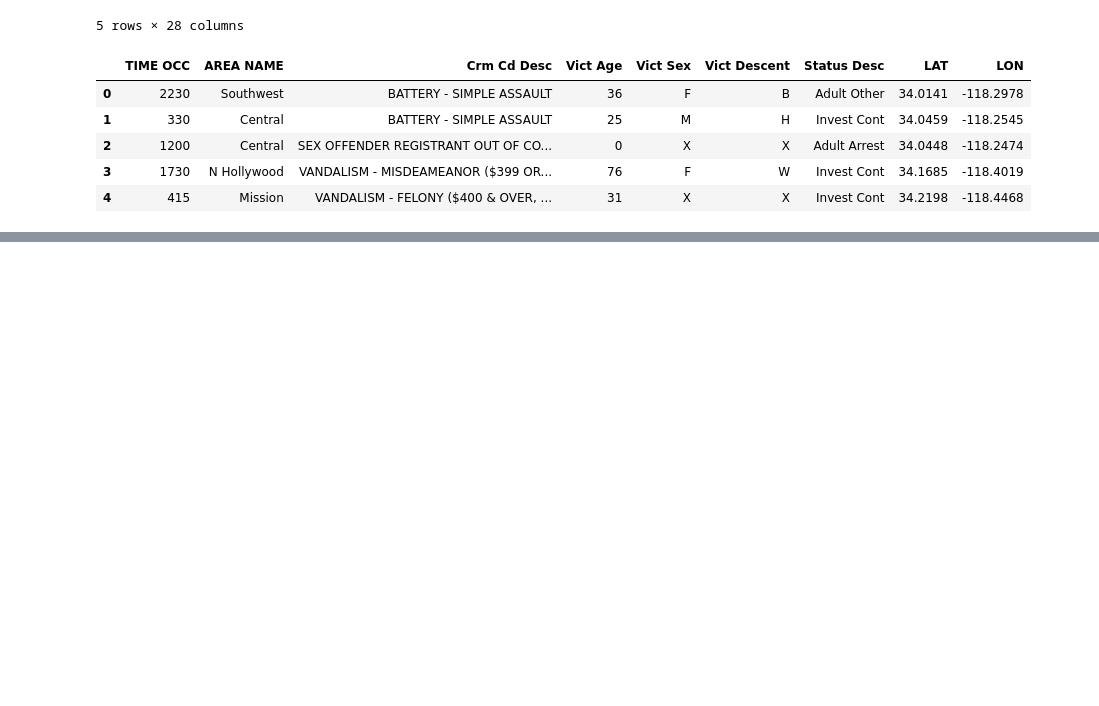
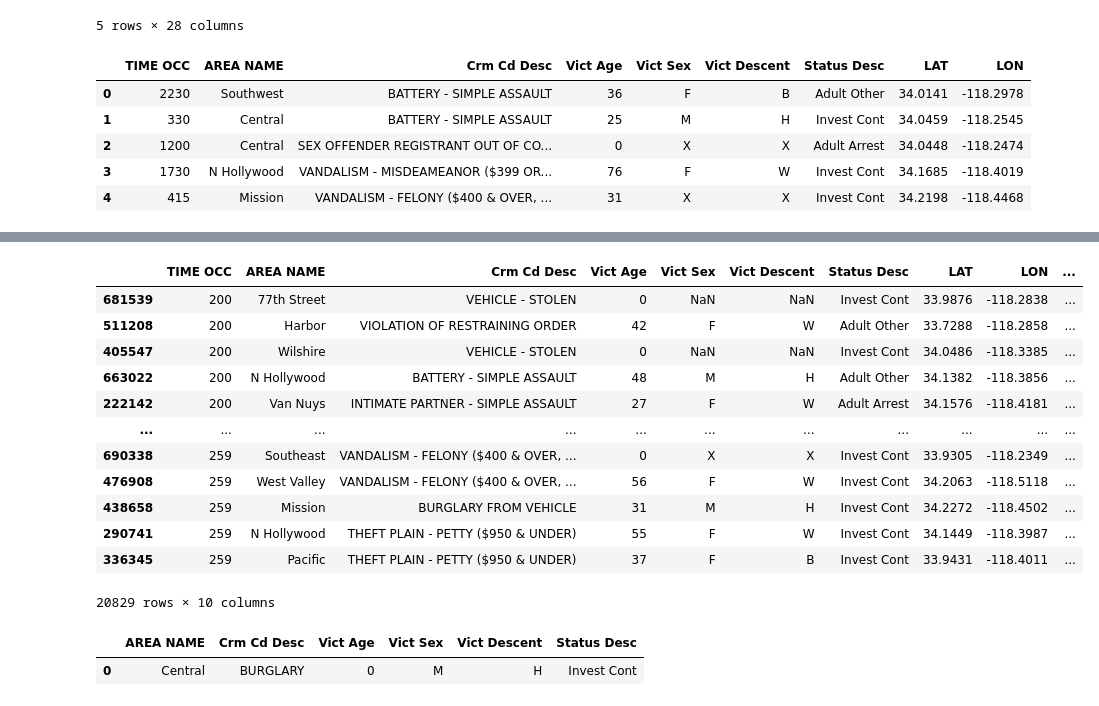
Before and after one commit to Cookees81/CityofAngels, a Jupyter notebook: Teresa/Teresa_Analysis.ipynb, the cells around one changed output, grey strips where cells are left out. Saved outputs shown, nothing was run; the diff lists cells and outputs as text; code cells hidden in the pictures; blank space fills up the shorter version.

```diff
--- a/Teresa/Teresa_Analysis.ipynb
+++ b/Teresa/Teresa_Analysis.ipynb
@@ -93,0 +235,24 @@ crime_time
+# %%
+time_twohund = crime_timesummary.loc[crime_timesummary['Hour']=="0200"]
+time_twohund
+# %% [output]
+|  | TIME OCC | AREA NAME | Crm Cd Desc | Vict Age | Vict Sex | Vict Descent | Status Desc | LAT | LON | ... |
+| 681539 | 200 | 77th Street | VEHICLE - STOLEN | 0 | NaN | NaN | Invest Cont | 33.9876 | -118.2838 | ... |
+| 511208 | 200 | Harbor | VIOLATION OF RESTRAINING ORDER | 42 | F | W | Adult Other | 33.7288 | -118.2858 | ... |
+| 405547 | 200 | Wilshire | VEHICLE - STOLEN | 0 | NaN | NaN | Invest Cont | 34.0486 | -118.3385 | ... |
+| 663022 | 200 | N Hollywood | BATTERY - SIMPLE ASSAULT | 48 | M | H | Adult Other | 34.1382 | -118.3856 | ... |
+| 222142 | 200 | Van Nuys | INTIMATE PARTNER - SIMPLE ASSAULT | 27 | F | W | Adult Arrest | 34.1576 | -118.4181 | ... |
+| ... | ... | ... | ... | ... | ... | ... | ... | ... | ... | ... |
+| 690338 | 259 | Southeast | VANDALISM - FELONY ($400 & OVER, ... | 0 | X | X | Invest Cont | 33.9305 | -118.2349 | ... |
+| 476908 | 259 | West Valley | VANDALISM - FELONY ($400 & OVER, ... | 56 | F | W | Invest Cont | 34.2063 | -118.5118 | ... |
+| 438658 | 259 | Mission | BURGLARY FROM VEHICLE | 31 | M | H | Invest Cont | 34.2272 | -118.4502 | ... |
+| 290741 | 259 | N Hollywood | THEFT PLAIN - PETTY ($950 & UNDER) | 55 | F | W | Invest Cont | 34.1449 | -118.3987 | ... |
+| 336345 | 259 | Pacific | THEFT PLAIN - PETTY ($950 & UNDER) | 37 | F | B | Invest Cont | 33.9431 | -118.4011 | ... |
+20829 rows × 10 columns
+# %%
+two_summary = pd.DataFrame(time_twohund[["AREA NAME", "Crm Cd Desc", "Vict Age", "Vict Sex", "Vict Descent",
+                                              "Status Desc"]].mode())
+two_summary
+# %% [output]
+|  | AREA NAME | Crm Cd Desc | Vict Age | Vict Sex | Vict Descent | Status Desc |
+| 0 | Central | BURGLARY | 0 | M | H | Invest Cont |
```
Also changed, not shown: parts of 57 cells of this notebook, 1 other file.
